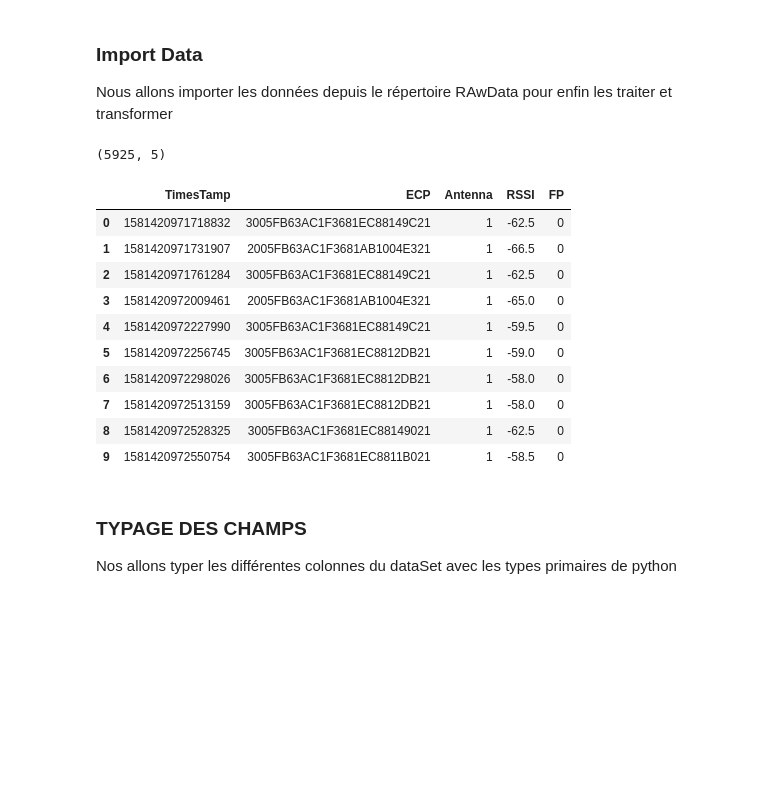
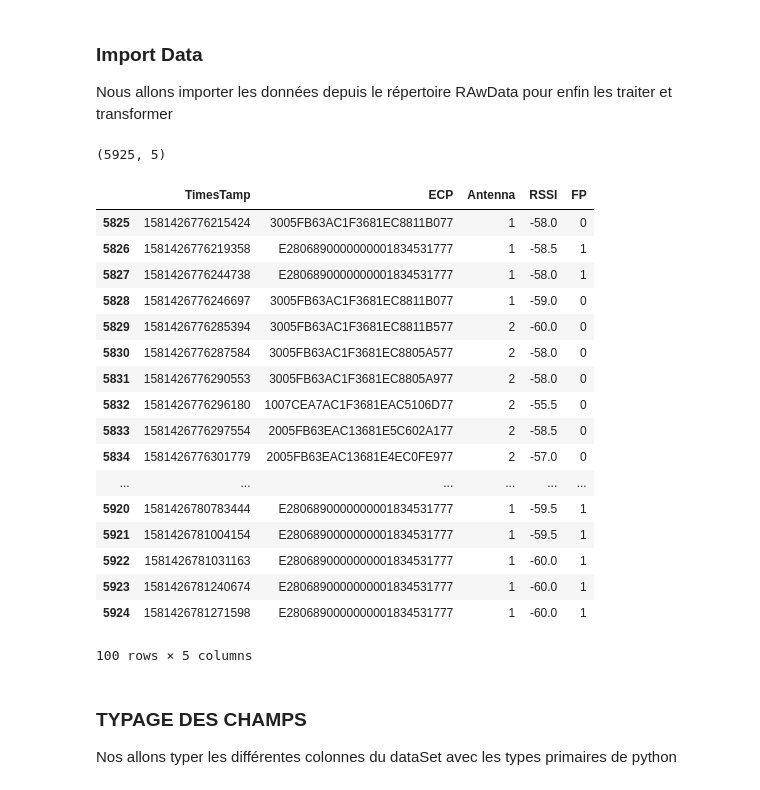
Before and after one commit to asmiou/ProjetPortiqueConnecte, a Jupyter notebook: 5-Classifier/BuildDataSet.ipynb, the cells around one changed output. Drawn from its saved outputs; the diff is of its cells as text; code cells hidden in the pictures; blank space fills up the shorter version.

```diff
--- a/5-Classifier/BuildDataSet.ipynb
+++ b/5-Classifier/BuildDataSet.ipynb
@@ -10,27 +10,34 @@ Nous allons importer les données depuis le répertoire RAwData pour enfin les t
 # %%
 n=['TimesTamp', 'ECP', 'Antenna', 'RSSI', 'FP']
 p='../1-RawData/datasetfinale/mergedFiles/all-3/p25.csv'
 d=','
 def importData(path, delimit,cols):
     return pd.read_csv(path, sep=delimit,names=cols)
 
 data=importData(p,d,n)
 
 print(data.shape)
-data.head(10)
+data.tail(100)
 # %% [output]
 (5925, 5)
 |  | TimesTamp | ECP | Antenna | RSSI | FP |
-| 0 | 1581420971718832 | 3005FB63AC1F3681EC88149C21 | 1 | -62.5 | 0 |
-| 1 | 1581420971731907 | 2005FB63AC1F3681AB1004E321 | 1 | -66.5 | 0 |
-| 2 | 1581420971761284 | 3005FB63AC1F3681EC88149C21 | 1 | -62.5 | 0 |
-| 3 | 1581420972009461 | 2005FB63AC1F3681AB1004E321 | 1 | -65.0 | 0 |
-| 4 | 1581420972227990 | 3005FB63AC1F3681EC88149C21 | 1 | -59.5 | 0 |
-| 5 | 1581420972256745 | 3005FB63AC1F3681EC8812DB21 | 1 | -59.0 | 0 |
-| 6 | 1581420972298026 | 3005FB63AC1F3681EC8812DB21 | 1 | -58.0 | 0 |
-| 7 | 1581420972513159 | 3005FB63AC1F3681EC8812DB21 | 1 | -58.0 | 0 |
-| 8 | 1581420972528325 | 3005FB63AC1F3681EC88149021 | 1 | -62.5 | 0 |
-| 9 | 1581420972550754 | 3005FB63AC1F3681EC8811B021 | 1 | -58.5 | 0 |
+| 5825 | 1581426776215424 | 3005FB63AC1F3681EC8811B077 | 1 | -58.0 | 0 |
+| 5826 | 1581426776219358 | E2806890000000001834531777 | 1 | -58.5 | 1 |
+| 5827 | 1581426776244738 | E2806890000000001834531777 | 1 | -58.0 | 1 |
+| 5828 | 1581426776246697 | 3005FB63AC1F3681EC8811B077 | 1 | -59.0 | 0 |
+| 5829 | 1581426776285394 | 3005FB63AC1F3681EC8811B577 | 2 | -60.0 | 0 |
+| 5830 | 1581426776287584 | 3005FB63AC1F3681EC8805A577 | 2 | -58.0 | 0 |
+| 5831 | 1581426776290553 | 3005FB63AC1F3681EC8805A977 | 2 | -58.0 | 0 |
+| 5832 | 1581426776296180 | 1007CEA7AC1F3681EAC5106D77 | 2 | -55.5 | 0 |
+| 5833 | 1581426776297554 | 2005FB63EAC13681E5C602A177 | 2 | -58.5 | 0 |
+| 5834 | 1581426776301779 | 2005FB63EAC13681E4EC0FE977 | 2 | -57.0 | 0 |
+| ... | ... | ... | ... | ... | ... |
+| 5920 | 1581426780783444 | E2806890000000001834531777 | 1 | -59.5 | 1 |
+| 5921 | 1581426781004154 | E2806890000000001834531777 | 1 | -59.5 | 1 |
+| 5922 | 1581426781031163 | E2806890000000001834531777 | 1 | -60.0 | 1 |
+| 5923 | 1581426781240674 | E2806890000000001834531777 | 1 | -60.0 | 1 |
+| 5924 | 1581426781271598 | E2806890000000001834531777 | 1 | -60.0 | 1 |
+100 rows × 5 columns
 # %% [markdown]
 ### TYPAGE DES CHAMPS
 Nos allons typer les différentes colonnes du dataSet avec les types primaires de python
```
Also changed, not shown: parts of 5 cells of this notebook, 7 other files.
